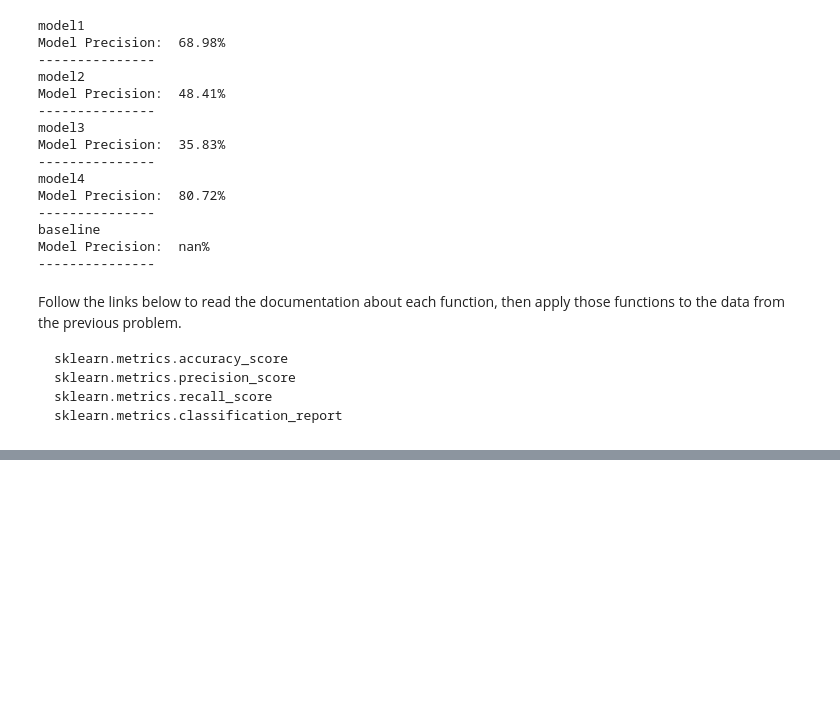
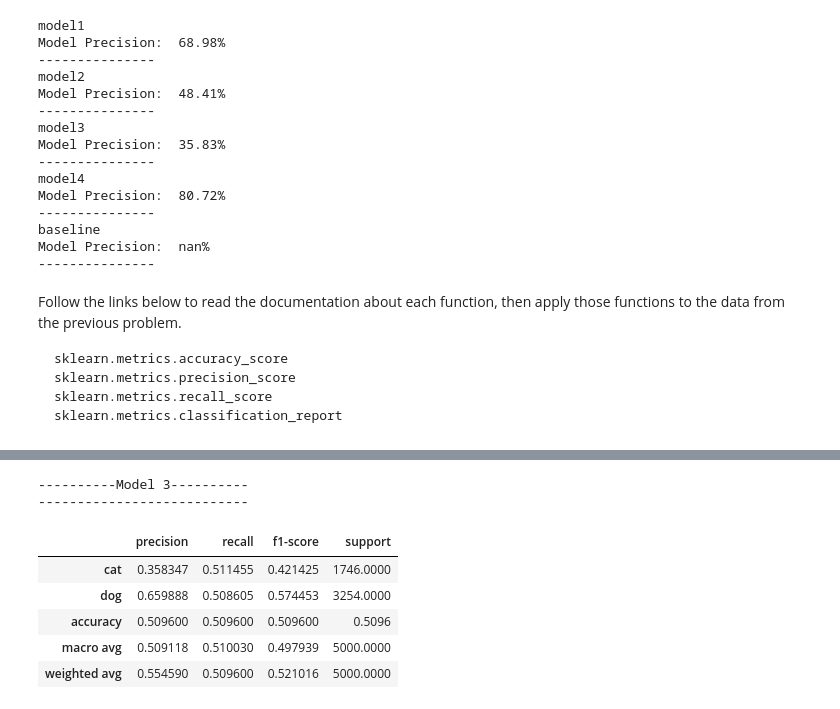
Before and after one commit to BraedenWright/classification-exercises, a Jupyter notebook: model_evaluation.ipynb, the cells around one changed output, grey strips where cells are left out. Cells and saved outputs as stored; diff of their text form; code cells hidden in the pictures; blank space fills up the shorter version.

```diff
--- a/model_evaluation.ipynb
+++ b/model_evaluation.ipynb
@@ -366,0 +403,15 @@ Follow the links below to read the documentation about each function, then apply
+# %%
+x = classification_report(df.actual, df.model3, labels = ['cat', 'dog'], output_dict=True)
+
+print(f'----------Model 3----------')
+print(f'---------------------------')
+pd.DataFrame(x).transpose()
+# %% [output]
+----------Model 3----------
+---------------------------
+|  | precision | recall | f1-score | support |
+| cat | 0.358347 | 0.511455 | 0.421425 | 1746.0000 |
+| dog | 0.659888 | 0.508605 | 0.574453 | 3254.0000 |
+| accuracy | 0.509600 | 0.509600 | 0.509600 | 0.5096 |
+| macro avg | 0.509118 | 0.510030 | 0.497939 | 5000.0000 |
+| weighted avg | 0.554590 | 0.509600 | 0.521016 | 5000.0000 |
```
Also changed, not shown: parts of 6 cells of this notebook, 1 other file.
